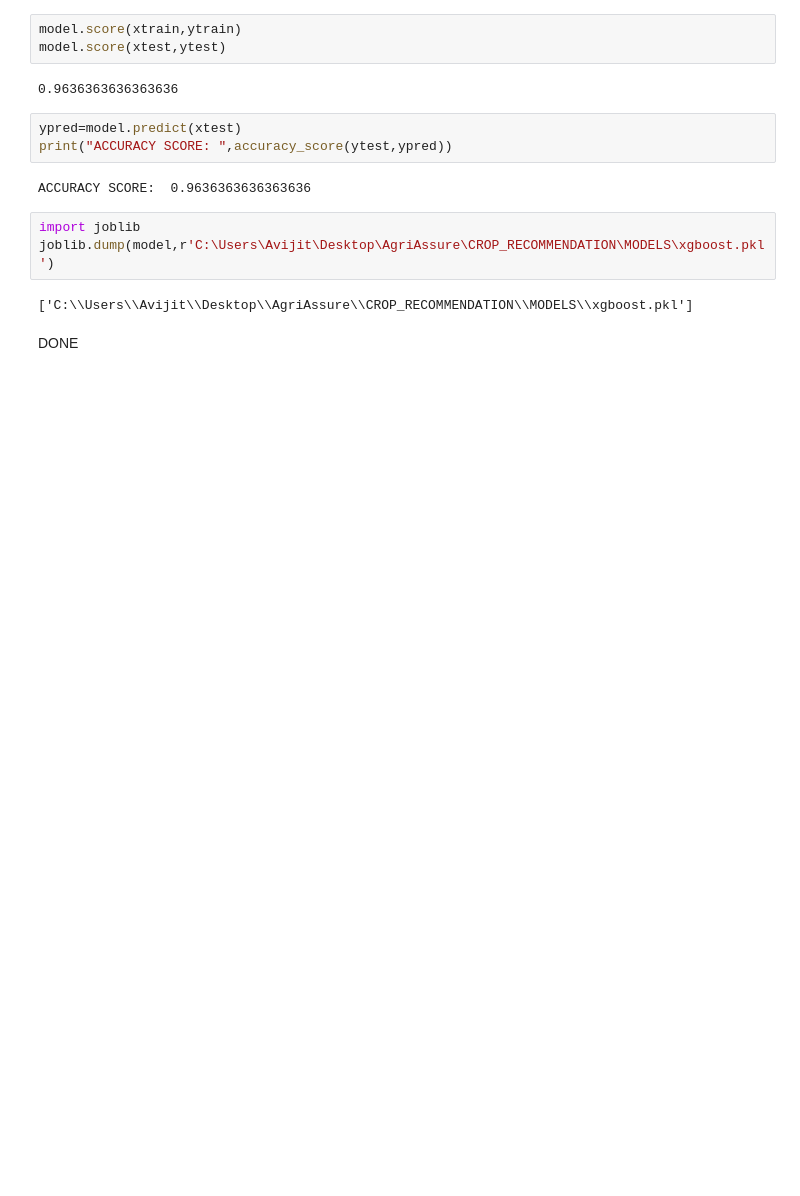
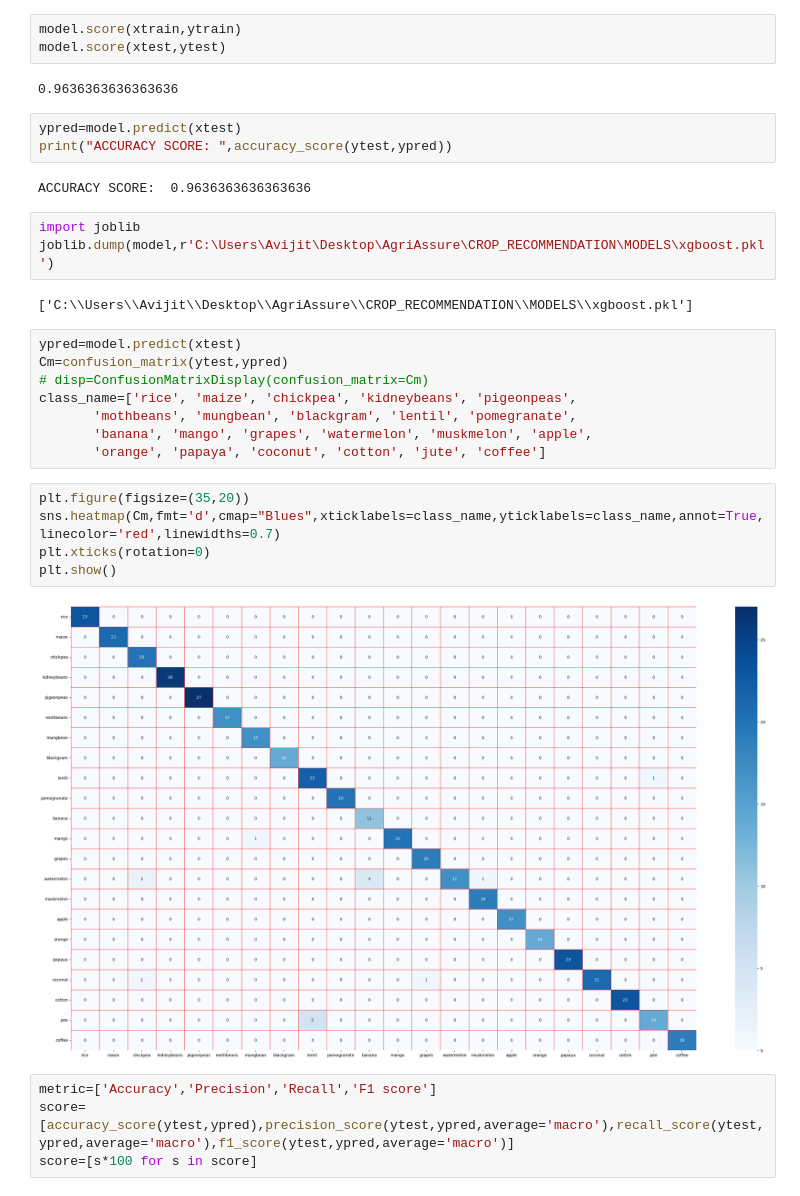
Before and after one commit to CodewithAvijit/Agriscore_Microservices, a Jupyter notebook: CROP_RECOMMENDATION/TRAINING/XGBOOST.ipynb, the cells around one changed output. Drawn from its saved outputs; the diff is of its cells as text; blank space fills up the shorter version.

```diff
--- a/CROP_RECOMMENDATION/TRAINING/XGBOOST.ipynb
+++ b/CROP_RECOMMENDATION/TRAINING/XGBOOST.ipynb
@@ -116,5 +118,22 @@ import joblib
 joblib.dump(model,r'C:\Users\Avijit\Desktop\AgriAssure\CROP_RECOMMENDATION\MODELS\xgboost.pkl')
 # %% [output]
 ['C:\\Users\\Avijit\\Desktop\\AgriAssure\\CROP_RECOMMENDATION\\MODELS\\xgboost.pkl']
-# %% [markdown]
-DONE
+# %%
+ypred=model.predict(xtest)
+Cm=confusion_matrix(ytest,ypred)
+# disp=ConfusionMatrixDisplay(confusion_matrix=Cm)
+class_name=['rice', 'maize', 'chickpea', 'kidneybeans', 'pigeonpeas',
+       'mothbeans', 'mungbean', 'blackgram', 'lentil', 'pomegranate',
+       'banana', 'mango', 'grapes', 'watermelon', 'muskmelon', 'apple',
+       'orange', 'papaya', 'coconut', 'cotton', 'jute', 'coffee']
+# %%
+plt.figure(figsize=(35,20))
+sns.heatmap(Cm,fmt='d',cmap="Blues",xticklabels=class_name,yticklabels=class_name,annot=True,linecolor='red',linewidths=0.7)
+plt.xticks(rotation=0)
+plt.show()
+# %% [output]
+[figure, added]
+# %%
+metric=['Accuracy','Precision','Recall','F1 score']
+score=[accuracy_score(ytest,ypred),precision_score(ytest,ypred,average='macro'),recall_score(ytest,ypred,average='macro'),f1_score(ytest,ypred,average='macro')]
+score=[s*100 for s in score]
```
Also changed, not shown: parts of 5 cells of this notebook, 11 other files.
